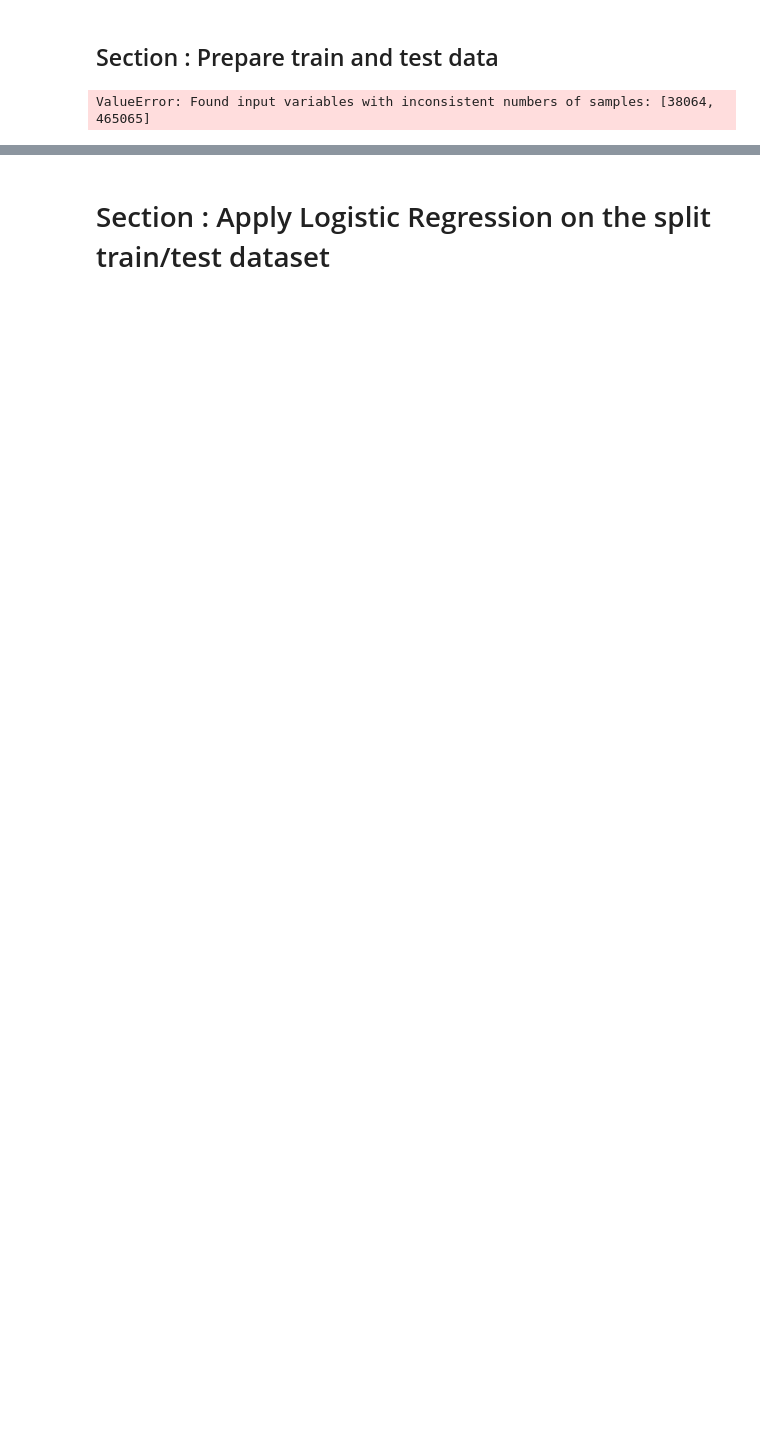
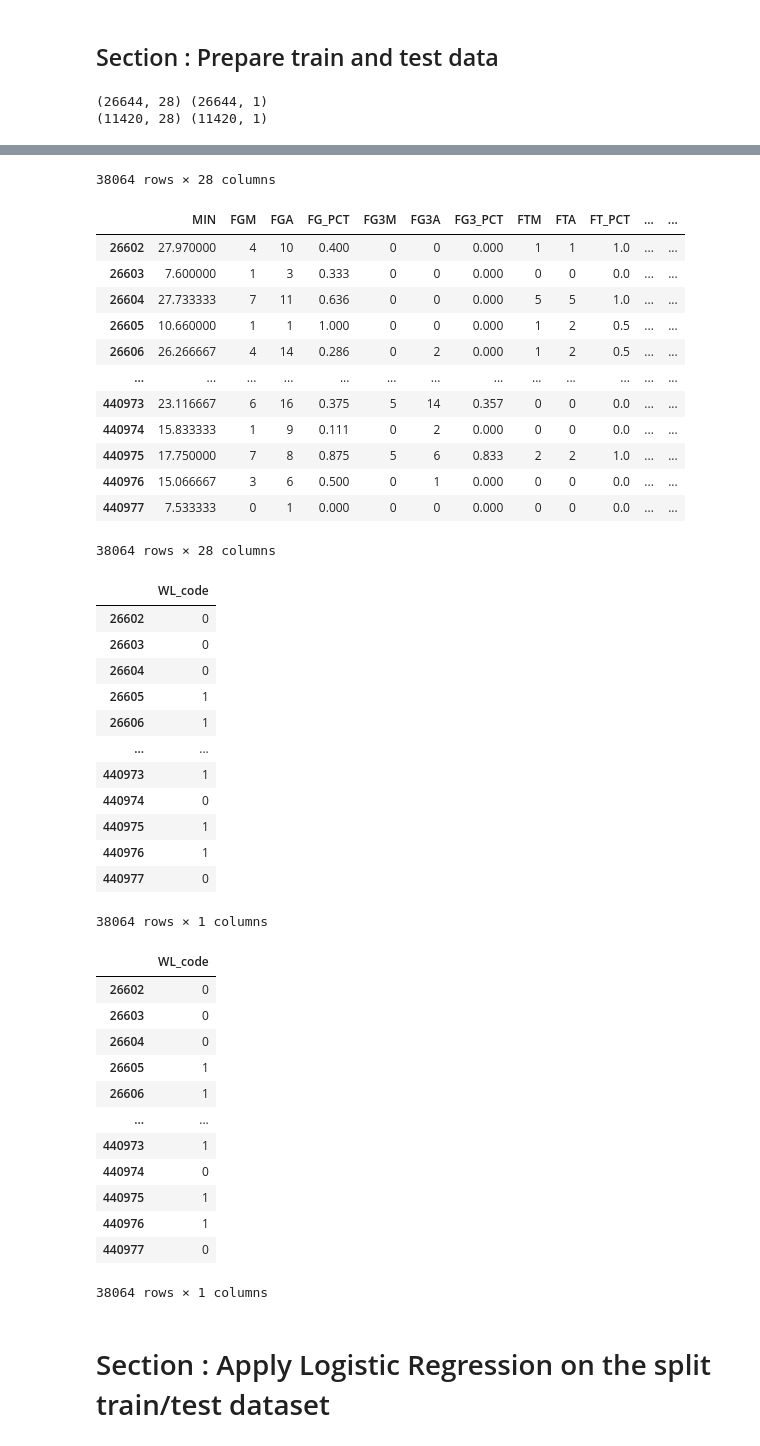
Before and after one commit to bhavikapatil/Capstone, a Jupyter notebook: Code/_Dennis_Sandbox/DAT 205-Group01-NBA-HistPlayGameLogs-01Transform.ipynb, the cells around one changed output, grey strips where cells are left out. Cells and saved outputs as stored; diff of their text form; code cells hidden in the pictures; blank space fills up the shorter version.

```diff
--- a/Code/_Dennis_Sandbox/DAT 205-Group01-NBA-HistPlayGameLogs-01Transform.ipynb
+++ b/Code/_Dennis_Sandbox/DAT 205-Group01-NBA-HistPlayGameLogs-01Transform.ipynb
@@ -570,8 +568,21 @@ display(df_Y_PreSeason)
 # %% [markdown]
 ## Section : Prepare train and test data
 # %%
-X = df_X_PreSeason
-Y = df_Y_PreSeason
+# Select a season
+# gameTypeListed = ['Pre Season', 'Regular Season', 'Playoffs']
+# gameTypeListed_code = [1, 2, 0]
+
+gameType = 1
+if gameType == 1:
+    X = df_X_PreSeason
+    Y = df_Y_PreSeason
+elif gameType == 2:
+    X = df_X_RegularSeason
+    Y = df_Y_RegularSeason
+elif gameType == 0:
+    X = df_X_Playoffs
+    Y = df_Y_Playoffs
+
 # Split the code into training and test dataset 0.7/0.3
 X_train, X_test, Y_train, Y_test = train_test_split(X,Y, test_size = test_size_val, random_state = random_state_val)
 
@@ -579,4 +590,13 @@ X_train, X_test, Y_train, Y_test = train_test_split(X,Y, test_size = test_size_v
 print(X_train.shape,Y_train.shape)
 print(X_test.shape,Y_test.shape)
 # %% [output]
-ValueError: Found input variables with inconsistent numbers of samples: [38064, 465065]
+(26644, 28) (26644, 1)
+(11420, 28) (11420, 1)
+# %%
+# VALIDATION CODE
+if debug_active == 'yes':
+    display(X)
+    display(df_X_PreSeason)
+    display(Y)
+    display(df_Y_PreSeason)
+# %% [output]
@@ -583,3 +615,43 @@ ValueError: Found input variables with inconsistent numbers of samples: [38064,
+38064 rows × 28 columns
+|  | MIN | FGM | FGA | FG_PCT | FG3M | FG3A | FG3_PCT | FTM | FTA | FT_PCT | ... | ... |
+| 26602 | 27.970000 | 4 | 10 | 0.400 | 0 | 0 | 0.000 | 1 | 1 | 1.0 | ... | ... |
+| 26603 | 7.600000 | 1 | 3 | 0.333 | 0 | 0 | 0.000 | 0 | 0 | 0.0 | ... | ... |
+| 26604 | 27.733333 | 7 | 11 | 0.636 | 0 | 0 | 0.000 | 5 | 5 | 1.0 | ... | ... |
+| 26605 | 10.660000 | 1 | 1 | 1.000 | 0 | 0 | 0.000 | 1 | 2 | 0.5 | ... | ... |
+| 26606 | 26.266667 | 4 | 14 | 0.286 | 0 | 2 | 0.000 | 1 | 2 | 0.5 | ... | ... |
+| ... | ... | ... | ... | ... | ... | ... | ... | ... | ... | ... | ... | ... |
+| 440973 | 23.116667 | 6 | 16 | 0.375 | 5 | 14 | 0.357 | 0 | 0 | 0.0 | ... | ... |
+| 440974 | 15.833333 | 1 | 9 | 0.111 | 0 | 2 | 0.000 | 0 | 0 | 0.0 | ... | ... |
+| 440975 | 17.750000 | 7 | 8 | 0.875 | 5 | 6 | 0.833 | 2 | 2 | 1.0 | ... | ... |
+| 440976 | 15.066667 | 3 | 6 | 0.500 | 0 | 1 | 0.000 | 0 | 0 | 0.0 | ... | ... |
+| 440977 | 7.533333 | 0 | 1 | 0.000 | 0 | 0 | 0.000 | 0 | 0 | 0.0 | ... | ... |
+38064 rows × 28 columns
+|  | WL_code |
+| 26602 | 0 |
+| 26603 | 0 |
+| 26604 | 0 |
+| 26605 | 1 |
+| 26606 | 1 |
+| ... | ... |
+| 440973 | 1 |
+| 440974 | 0 |
+| 440975 | 1 |
+| 440976 | 1 |
+| 440977 | 0 |
+38064 rows × 1 columns
+|  | WL_code |
+| 26602 | 0 |
+| 26603 | 0 |
+| 26604 | 0 |
+| 26605 | 1 |
+| 26606 | 1 |
+| ... | ... |
+| 440973 | 1 |
+| 440974 | 0 |
+| 440975 | 1 |
+| 440976 | 1 |
+| 440977 | 0 |
+38064 rows × 1 columns
 # %% [markdown]
 # Section : Apply Logistic Regression on the split train/test dataset
 # %%
```
Also changed, not shown: parts of 11 cells of this notebook, 5 other files.
